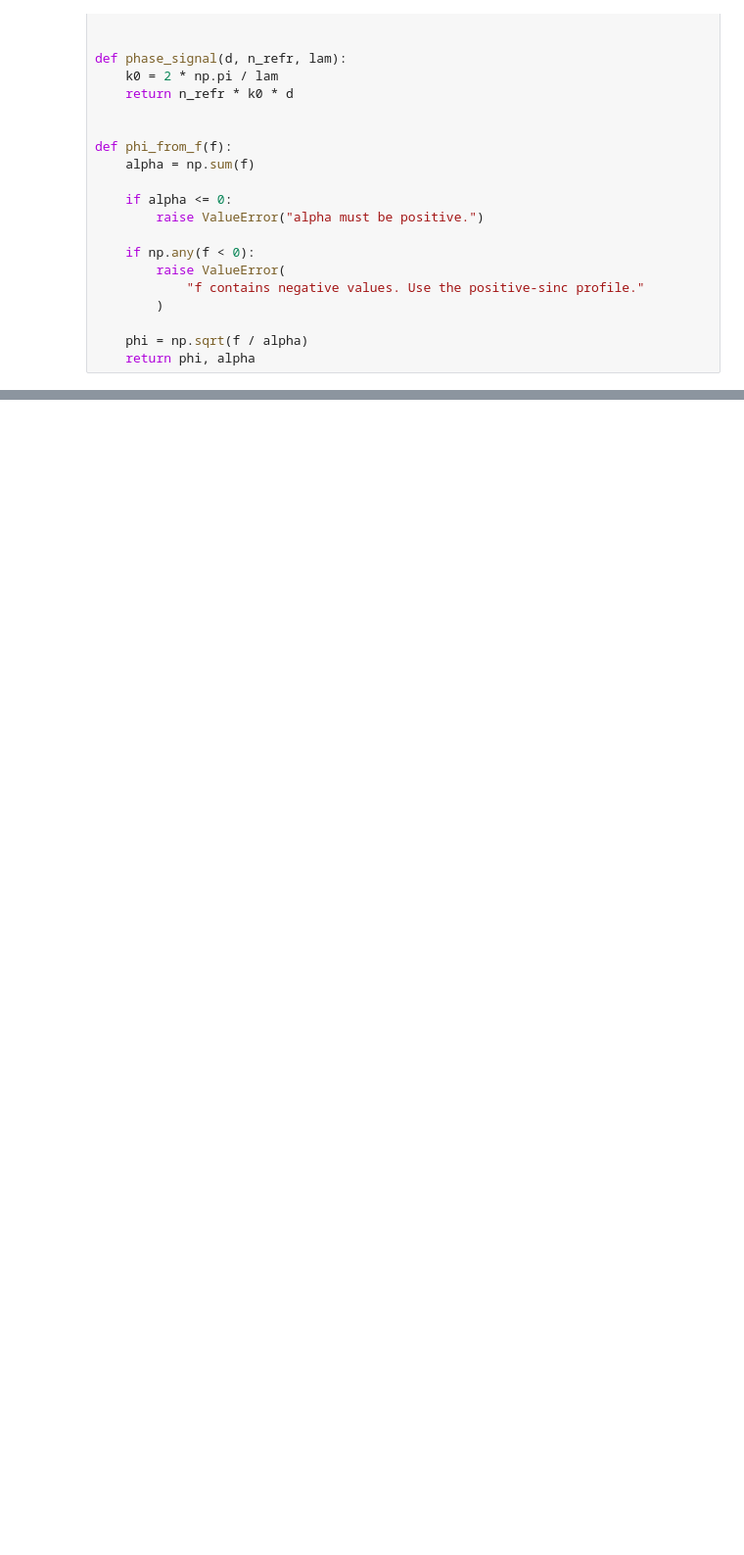
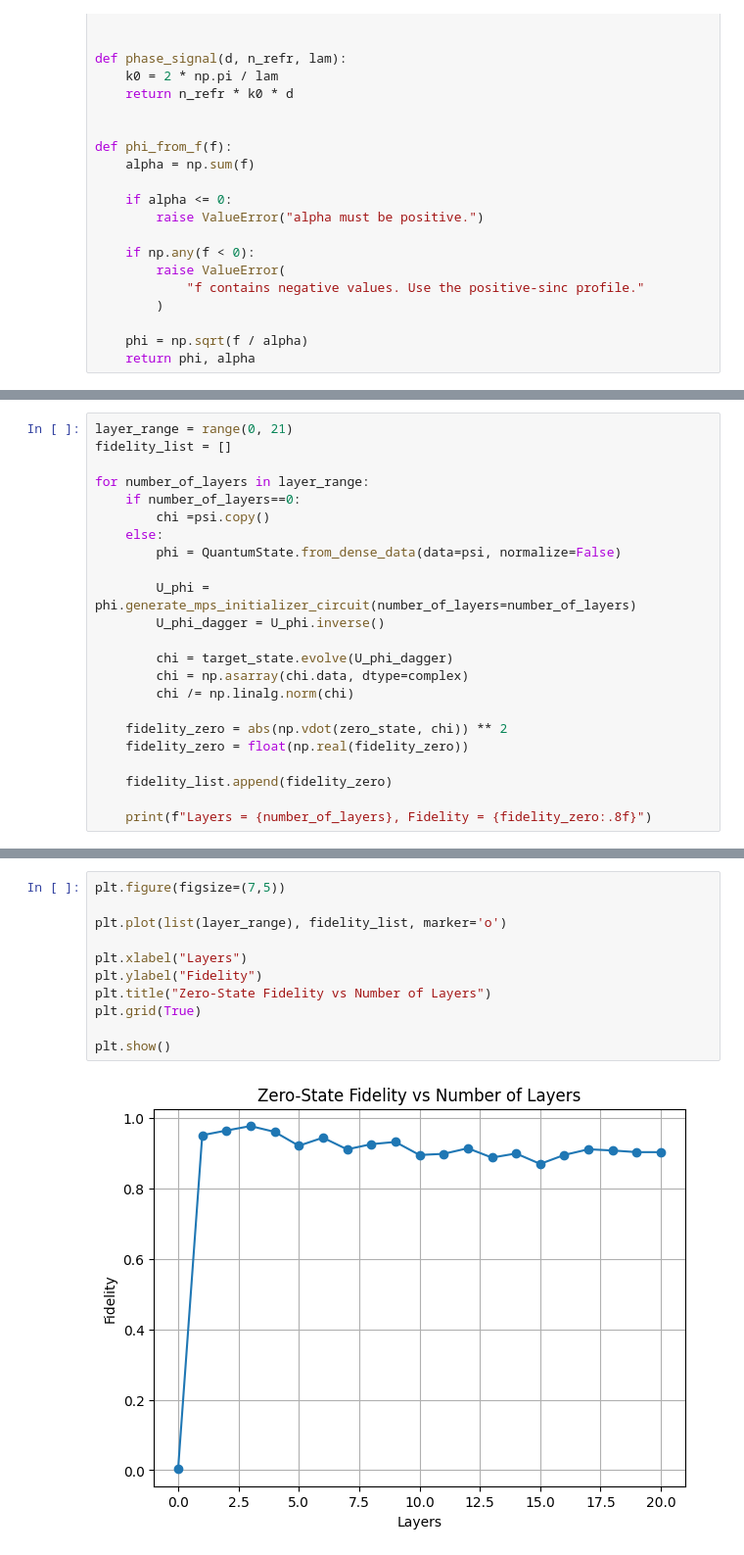
Before and after one commit to aizzen3/QCproject2, a Jupyter notebook: Untitled-2.ipynb, the cells around one changed output, grey strips where cells are left out. Shown at 98% size. Drawn from its saved outputs; the diff is of its cells as text; blank space fills up the shorter version.

```diff
--- a/Untitled-2.ipynb
+++ b/Untitled-2.ipynb
@@ -1059,0 +211,23 @@ plt.show()
+# %%
+layer_range = range(0, 21)
+fidelity_list = []
+
+for number_of_layers in layer_range:
+    if number_of_layers==0:
+        chi =psi.copy()
+    else:
+        phi = QuantumState.from_dense_data(data=psi, normalize=False)
+
+        U_phi = phi.generate_mps_initializer_circuit(number_of_layers=number_of_layers)
+        U_phi_dagger = U_phi.inverse()
+
+        chi = target_state.evolve(U_phi_dagger)
+        chi = np.asarray(chi.data, dtype=complex)
+        chi /= np.linalg.norm(chi)
+
+    fidelity_zero = abs(np.vdot(zero_state, chi)) ** 2
+    fidelity_zero = float(np.real(fidelity_zero))
+
+    fidelity_list.append(fidelity_zero)
+
+    print(f"Layers = {number_of_layers}, Fidelity = {fidelity_zero:.8f}")
@@ -1059,0 +252,13 @@ plt.show()
+# %%
+plt.figure(figsize=(7,5))
+
+plt.plot(list(layer_range), fidelity_list, marker='o')
+
+plt.xlabel("Layers")
+plt.ylabel("Fidelity")
+plt.title("Zero-State Fidelity vs Number of Layers")
+plt.grid(True)
+
+plt.show()
+# %% [output]
+[figure, added]
```
Also changed, not shown: parts of 20 cells of this notebook.
